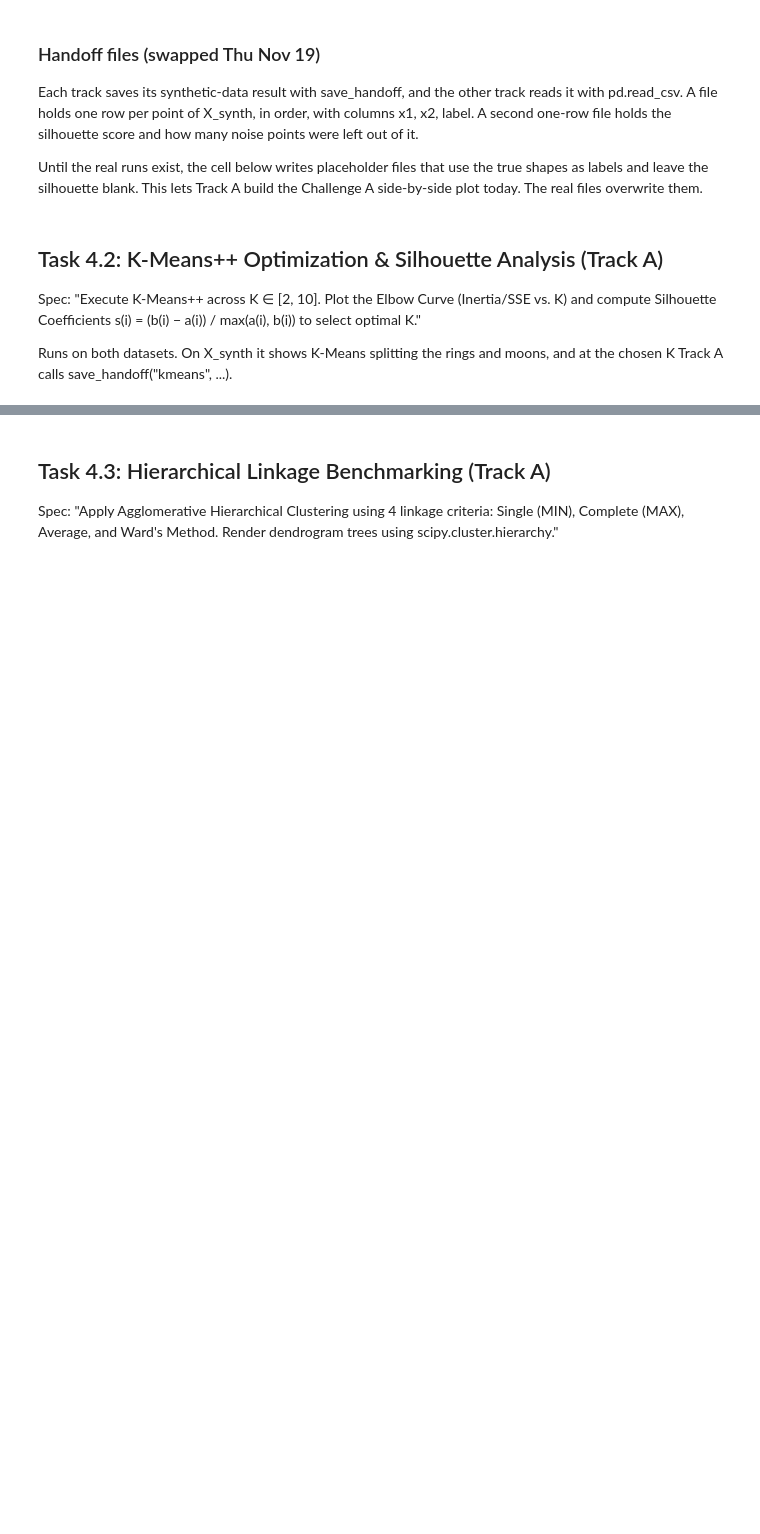
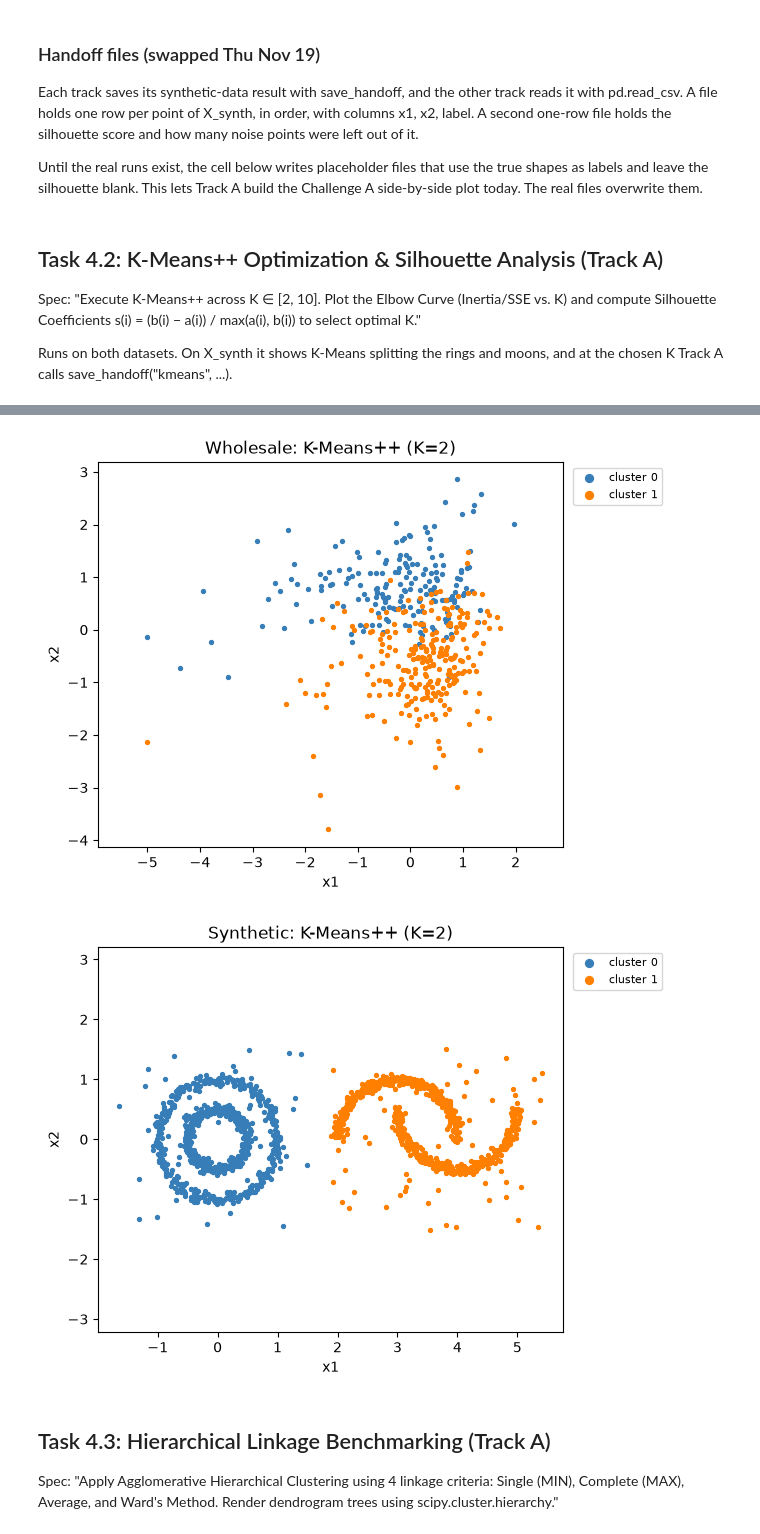
Before and after one commit to Flco007/CSE-4334-Assignment-1-, a Jupyter notebook: assgn4/project4_starter.ipynb, the cells around one changed output, grey strips where cells are left out. Saved outputs shown, nothing was run; the diff lists cells and outputs as text; code cells hidden in the pictures; blank space fills up the shorter version.

```diff
--- a/assgn4/project4_starter.ipynb
+++ b/assgn4/project4_starter.ipynb
@@ -170,3 +308,20 @@ Runs on both datasets. On X_synth it shows K-Means splitting the rings and moons
+# %%
+for name, X in datasets.items():
+
+    result = kmeans_results[name]
+
+    best_k = result["best_k"]
+
+    model = result["models"][best_k]
+
+    plot_clusters(
+        X,
+        model.labels_,
+        f"{name}: K-Means++ (K={best_k})"
+    )
+# %% [output]
+[figure, added]
+[figure, added]
 # %% [markdown]
 ## Task 4.3: Hierarchical Linkage Benchmarking (Track A)
 
```
Also changed, not shown: parts of 16 cells of this notebook, 4 other files.
